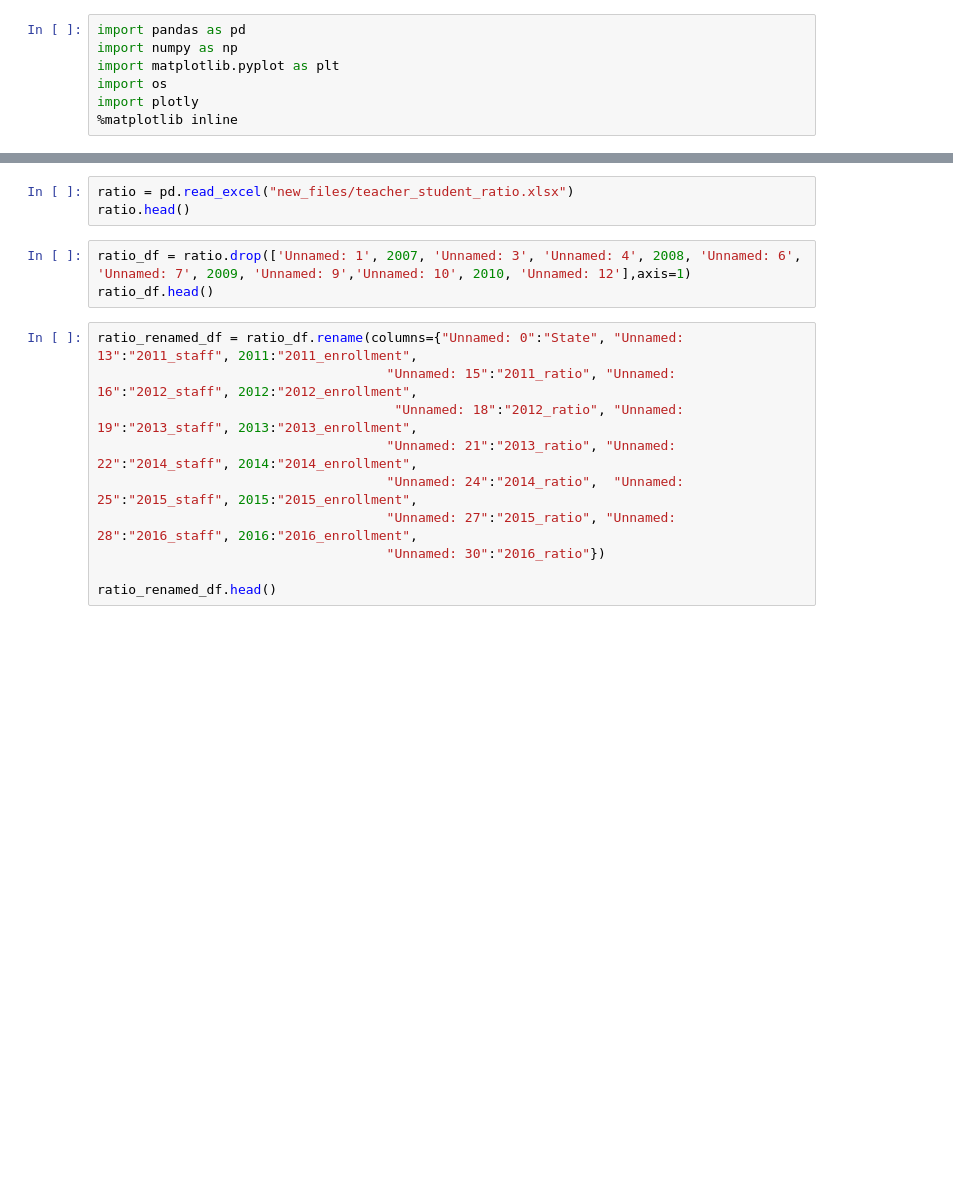
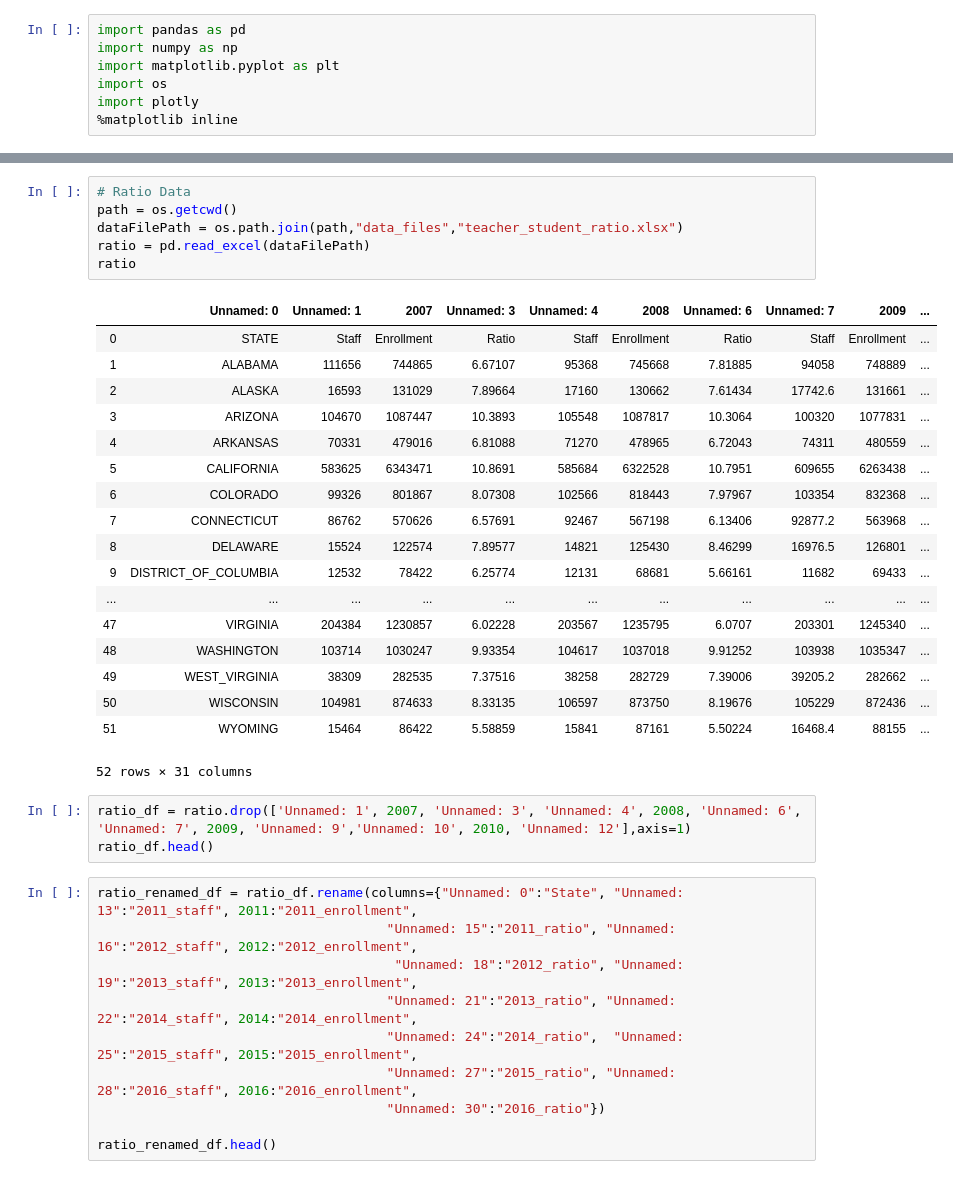
Before and after one commit to ScriptMigo/Project-1, a Jupyter notebook: teacher.ipynb, the cells around one changed output, grey strips where cells are left out. Saved outputs shown, nothing was run; the diff lists cells and outputs as text; blank space fills up the shorter version.

```diff
--- a/teacher.ipynb
+++ b/teacher.ipynb
@@ -95,6 +204,28 @@ pupil_spending_df.isnull().sum()
-# %%
-ratio = pd.read_excel("new_files/teacher_student_ratio.xlsx")
-ratio.head()
+# %%
+# Ratio Data
+path = os.getcwd()
+dataFilePath = os.path.join(path,"data_files","teacher_student_ratio.xlsx")
+ratio = pd.read_excel(dataFilePath)
+ratio
+# %% [output]
+|  | Unnamed: 0 | Unnamed: 1 | 2007 | Unnamed: 3 | Unnamed: 4 | 2008 | Unnamed: 6 | Unnamed: 7 | 2009 | ... |
+| 0 | STATE | Staff | Enrollment | Ratio | Staff | Enrollment | Ratio | Staff | Enrollment | ... |
+| 1 | ALABAMA | 111656 | 744865 | 6.67107 | 95368 | 745668 | 7.81885 | 94058 | 748889 | ... |
+| 2 | ALASKA | 16593 | 131029 | 7.89664 | 17160 | 130662 | 7.61434 | 17742.6 | 131661 | ... |
+| 3 | ARIZONA | 104670 | 1087447 | 10.3893 | 105548 | 1087817 | 10.3064 | 100320 | 1077831 | ... |
+| 4 | ARKANSAS | 70331 | 479016 | 6.81088 | 71270 | 478965 | 6.72043 | 74311 | 480559 | ... |
+| 5 | CALIFORNIA | 583625 | 6343471 | 10.8691 | 585684 | 6322528 | 10.7951 | 609655 | 6263438 | ... |
+| 6 | COLORADO | 99326 | 801867 | 8.07308 | 102566 | 818443 | 7.97967 | 103354 | 832368 | ... |
+| 7 | CONNECTICUT | 86762 | 570626 | 6.57691 | 92467 | 567198 | 6.13406 | 92877.2 | 563968 | ... |
+| 8 | DELAWARE | 15524 | 122574 | 7.89577 | 14821 | 125430 | 8.46299 | 16976.5 | 126801 | ... |
+| 9 | DISTRICT_OF_COLUMBIA | 12532 | 78422 | 6.25774 | 12131 | 68681 | 5.66161 | 11682 | 69433 | ... |
+| ... | ... | ... | ... | ... | ... | ... | ... | ... | ... | ... |
+| 47 | VIRGINIA | 204384 | 1230857 | 6.02228 | 203567 | 1235795 | 6.0707 | 203301 | 1245340 | ... |
+| 48 | WASHINGTON | 103714 | 1030247 | 9.93354 | 104617 | 1037018 | 9.91252 | 103938 | 1035347 | ... |
+| 49 | WEST_VIRGINIA | 38309 | 282535 | 7.37516 | 38258 | 282729 | 7.39006 | 39205.2 | 282662 | ... |
+| 50 | WISCONSIN | 104981 | 874633 | 8.33135 | 106597 | 873750 | 8.19676 | 105229 | 872436 | ... |
+| 51 | WYOMING | 15464 | 86422 | 5.58859 | 15841 | 87161 | 5.50224 | 16468.4 | 88155 | ... |
+52 rows × 31 columns
 # %%
 ratio_df = ratio.drop(['Unnamed: 1', 2007, 'Unnamed: 3', 'Unnamed: 4', 2008, 'Unnamed: 6', 'Unnamed: 7', 2009, 'Unnamed: 9','Unnamed: 10', 2010, 'Unnamed: 12'],axis=1)
 ratio_df.head()
```
Also changed, not shown: parts of 19 cells of this notebook.
